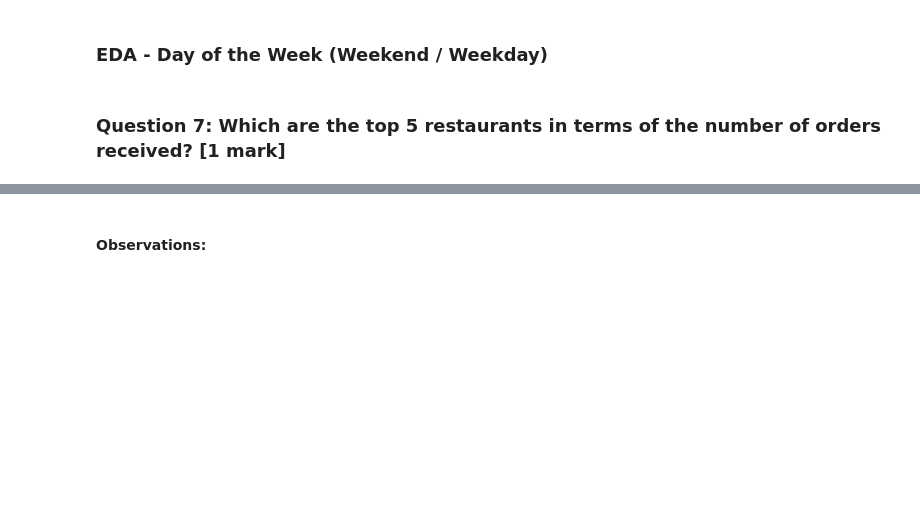
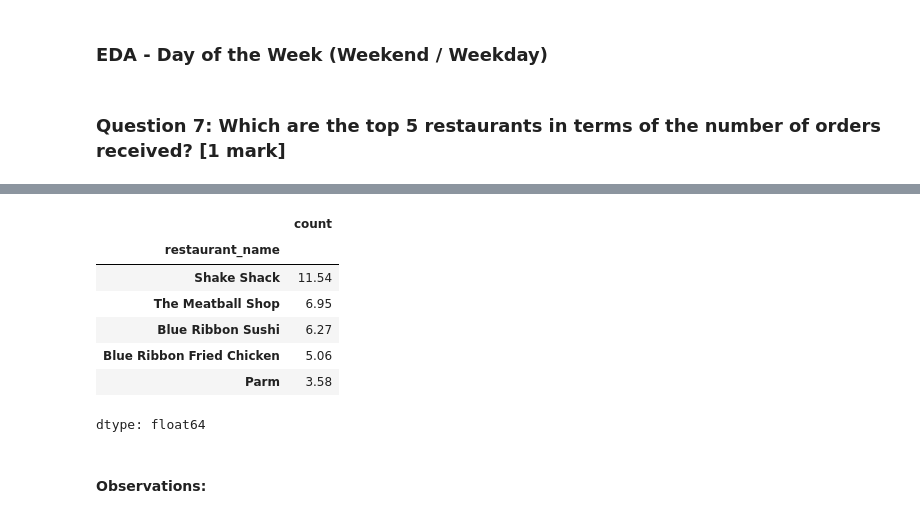
Before and after one commit to Nocte88/FDS-Project-1, a Jupyter notebook: FDS_Project_LearnerNotebook_FullCode_(1).ipynb, the cells around one changed output, grey strips where cells are left out. Cells and saved outputs as stored; diff of their text form; code cells hidden in the pictures; blank space fills up the shorter version.

```diff
--- a/FDS_Project_LearnerNotebook_FullCode_(1).ipynb
+++ b/FDS_Project_LearnerNotebook_FullCode_(1).ipynb
@@ -432,3 +451,17 @@ plt.show()
+# %%
+# shows the percentage of the top 5 restaurants compared to the total orders received
+top_5_restaurants_percentage = (top_5_restaurants / len(df)) * 100
+top_5_restaurants_percentage = top_5_restaurants_percentage.round(2)
+top_5_restaurants_percentage
+# %% [output]
+|  | count |
+| restaurant_name |  |
+| Shake Shack | 11.54 |
+| The Meatball Shop | 6.95 |
+| Blue Ribbon Sushi | 6.27 |
+| Blue Ribbon Fried Chicken | 5.06 |
+| Parm | 3.58 |
+dtype: float64
 # %% [markdown]
 #### Observations:
 # %% [markdown]
```
Also changed, not shown: parts of 31 cells of this notebook.
